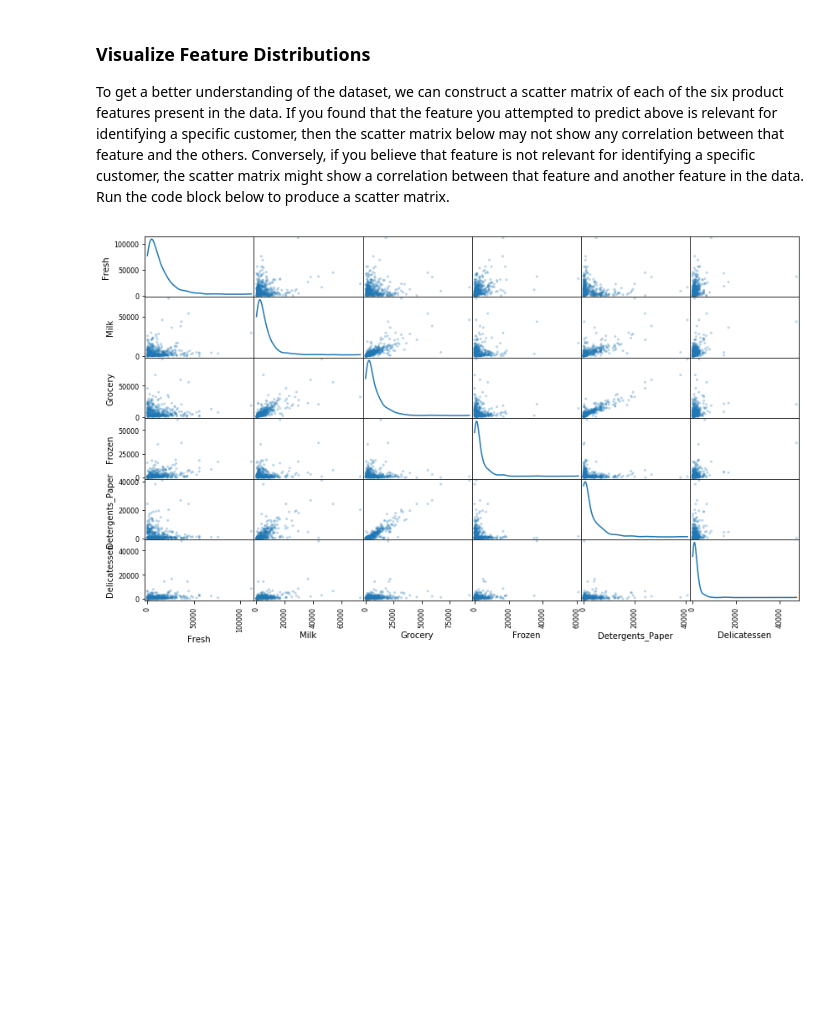
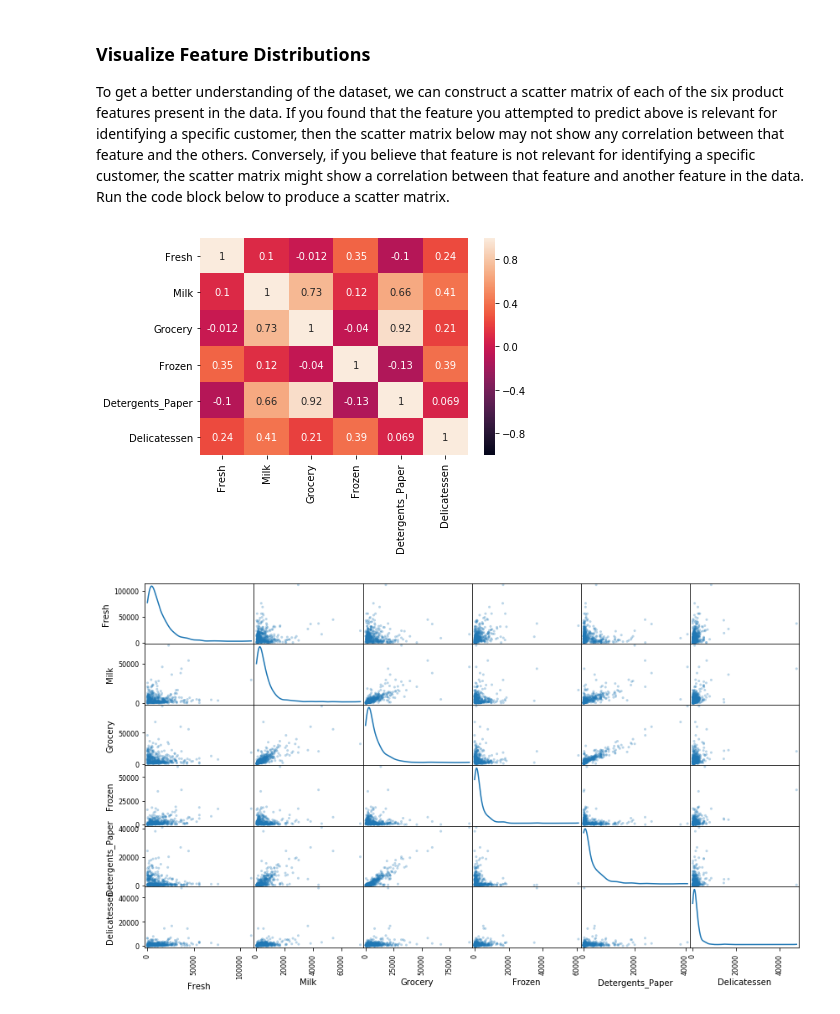
Before and after one commit to naseerfaheem/Creating-Customer-Segments-Unsupervised-Learning-ML, a Jupyter notebook: customer_segments.ipynb, the cells around one changed output. Drawn from its saved outputs; the diff is of its cells as text; code cells hidden in the pictures; blank space fills up the shorter version.

```diff
--- a/customer_segments.ipynb
+++ b/customer_segments.ipynb
@@ -189,6 +188,11 @@ For this excercise, I tried to predict Detergents_Paper and surprisingly the coe
 # %% [markdown]
 ### Visualize Feature Distributions
 To get a better understanding of the dataset, we can construct a scatter matrix of each of the six product features present in the data. If you found that the feature you attempted to predict above is relevant for identifying a specific customer, then the scatter matrix below may not show any correlation between that feature and the others. Conversely, if you believe that feature is not relevant for identifying a specific customer, the scatter matrix might show a correlation between that feature and another feature in the data. Run the code block below to produce a scatter matrix.
+# %%
+correlation = data.corr()
+sns.heatmap(correlation, vmin=-1, vmax=1, annot=True);
+# %% [output]
+[figure, added]
 # %%
 # Produce a scatter matrix for each pair of features in the data
 pd.plotting.scatter_matrix(data, alpha = 0.3, figsize = (14,8), diagonal = 'kde');
```
Also changed, not shown: parts of 12 cells of this notebook.
